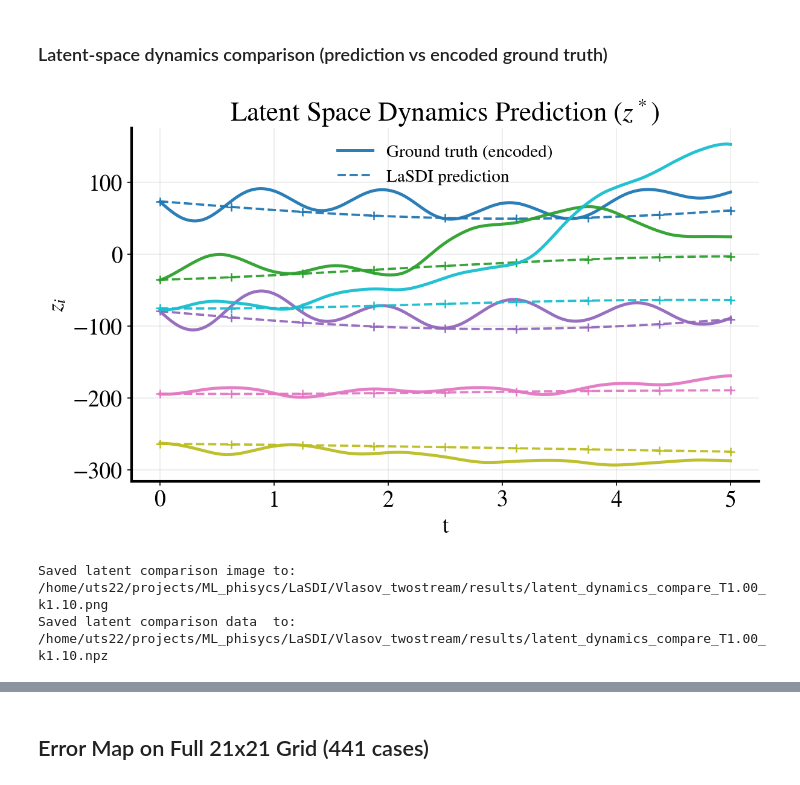
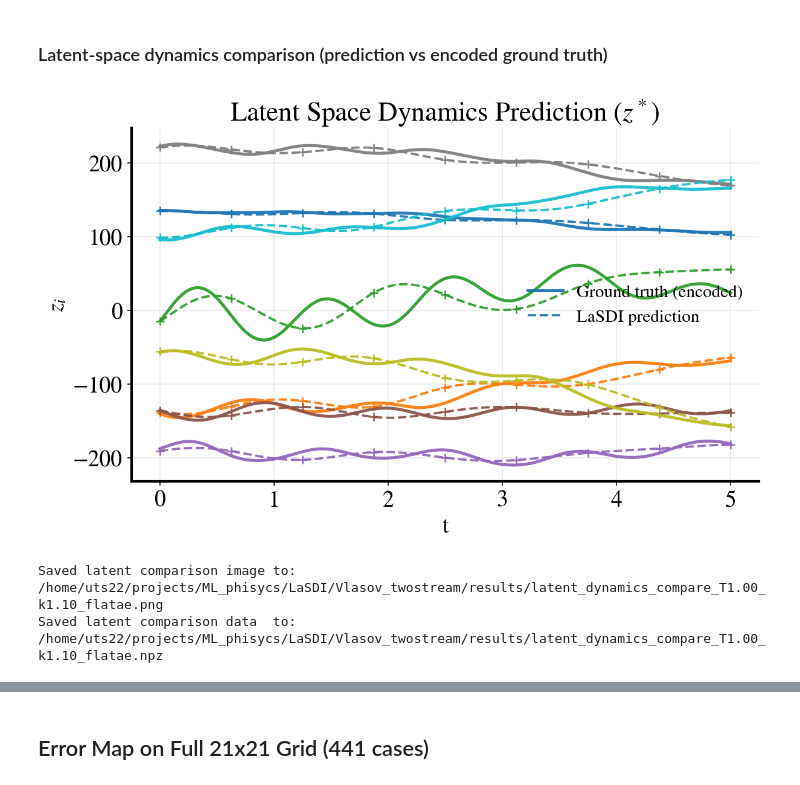
Before and after one commit to utstaku/LaSDI, a Jupyter notebook: Vlasov_twostream/LaSDI_vlasov_NM.ipynb, the cells around one changed output, grey strips where cells are left out. Saved outputs shown, nothing was run; the diff lists cells and outputs as text; code cells hidden in the pictures.

Commit message:
try convAE not performed well

```diff
--- a/Vlasov_twostream/LaSDI_vlasov_NM.ipynb
+++ b/Vlasov_twostream/LaSDI_vlasov_NM.ipynb
@@ -250,7 +392,7 @@ P shape: (25, 2)
 ### Train LaSDI dynamics model in latent space
 # %%
 normal = np.amax(np.abs(np.concatenate(latent_space_SS, axis=0)))
-LaSDI_model = LaSDI(encoder, decoder, NN=True, device=device)
+LaSDI_model = LaSDI(encoder_lasdi, decoder_lasdi, NN=True, device=device)
 LaSDI_model.train_dynamics(
     latent_space_SS,
     P,
@@ -259,4 +401,5 @@ LaSDI_model.train_dynamics(
     include_interaction=include_interaction,
     normal=normal,
     LS_vis=False,
+    threshold=sindy_threshold,
 )
@@ -279,16 +431,35 @@ def reconstruct_case(T, k, time_stride=1):
     t_eval = t_full[time_indices]
 
     f_true = f_true_full[time_indices]
-    pred_ic = f_true_full[0].reshape(-1).astype(np.float32)
+    pred_ic = make_lasdi_ic(f_true_full[0])
 
     param = np.array([float(T), float(k)], dtype=float)
-    pred_flat = LaSDI_model.generate_ROM(pred_ic, param, t_eval)
-    pred_flat = np.asarray(pred_flat, dtype=np.float32)
+    pred_out = LaSDI_model.generate_ROM(pred_ic, param, t_eval)
+    pred_out = np.asarray(pred_out, dtype=np.float32)
 
-    n_t = min(f_true.shape[0], pred_flat.shape[0])
+    if model_kind == 'flatae':
+        if pred_out.ndim == 1:
+            pred_out = pred_out[None, :]
+        if pred_out.ndim != 2:
+            raise ValueError(f'Unexpected FlatAE prediction shape: {pred_out.shape}')
+        f_pred = pred_out.reshape(pred_out.shape[0], Nx, Nv)
+    else:
+        if pred_out.ndim == 4 and pred_out.shape[1] == 1:
+            pred_out = pred_out[:, 0]
+        if pred_out.ndim != 3:
+            raise ValueError(f'Unexpected ConvAE prediction shape: {pred_out.shape}')
+        f_pred = pred_out
+
+    if not np.all(np.isfinite(f_pred)):
+        raise FloatingPointError(
+            f'Non-finite ROM prediction for T={float(T):.2f}, k={float(k):.2f}. '
+            'SINDy rollout likely diverged.'
+        )
+
+    n_t = min(f_true.shape[0], f_pred.shape[0])
     f_true = f_true[:n_t]
     t_eval = t_eval[:n_t]
-    f_pred = pred_flat[:n_t].reshape(n_t, Nx, Nv)
+    f_pred = f_pred[:n_t]
 
     true_flat = f_true.reshape(n_t, -1)
     pred_flat = f_pred.reshape(n_t, -1)
@@ -319,11 +491,9 @@ TypeError: SINDy.fit() got an unexpected keyword argument 'multiple_trajectories
 ### Latent-space dynamics comparison (prediction vs encoded ground truth)
 # %%
 n_t_eval = result_eval['t'].shape[0]
-true_flat_eval = result_eval['f_true'].reshape(n_t_eval, -1)
-pred_flat_eval = result_eval['f_pred'].reshape(n_t_eval, -1)
 
-z_true = autoencoder.encodedSnapshots(encoder, true_flat_eval, n_t_eval, device)[0]
-z_pred = autoencoder.encodedSnapshots(encoder, pred_flat_eval, n_t_eval, device)[0]
+z_true = encode_field_sequence(result_eval['f_true'], batch_size=256)
+z_pred = encode_field_sequence(result_eval['f_pred'], batch_size=256)
 
 n_dims_plot = min(8, z_true.shape[1])
 colors = plt.cm.tab10(np.linspace(0.0, 1.0, n_dims_plot))
@@ -356,38 +526,38 @@ for dim in range(n_dims_plot):
         marker='+',
         markersize=7,
         markeredgewidth=1.2,
         color=colors[dim],
         label='_nolegend_',
     )
 
 ax.set_title(r'Latent Space Dynamics Prediction ($z^*$)')
 ax.set_xlabel('t')
 ax.set_ylabel(r'$z_i$')
 ax.grid(alpha=0.25)
 ax.legend(loc='best')
 fig.tight_layout()
 
 out_dir = Path('results')
 out_dir.mkdir(parents=True, exist_ok=True)
-out_img = out_dir / f"latent_dynamics_compare_T{result_eval['T']:.2f}_k{result_eval['k']:.2f}.png"
-out_npz = out_dir / f"latent_dynamics_compare_T{result_eval['T']:.2f}_k{result_eval['k']:.2f}.npz"
+out_img = out_dir / f"latent_dynamics_compare_T{result_eval['T']:.2f}_k{result_eval['k']:.2f}_{model_tag}.png"
+out_npz = out_dir / f"latent_dynamics_compare_T{result_eval['T']:.2f}_k{result_eval['k']:.2f}_{model_tag}.npz"
 fig.savefig(out_img, dpi=300)
 np.savez(
     out_npz,
     t=result_eval['t'],
     z_true=z_true,
     z_pred=z_pred,
     T=np.array([result_eval['T']], dtype=float),
     k=np.array([result_eval['k']], dtype=float),
 )
 plt.show()
 
 print(f'Saved latent comparison image to: {out_img.resolve()}')
 print(f'Saved latent comparison data  to: {out_npz.resolve()}')
 # %% [output]
-[figure, old version]
+[figure, new version]
-Saved latent comparison image to: /home/uts22/projects/ML_phisycs/LaSDI/Vlasov_twostream/results/latent_dynamics_compare_T1.00_k1.10.png
-Saved latent comparison data  to: /home/uts22/projects/ML_phisycs/LaSDI/Vlasov_twostream/results/latent_dynamics_compare_T1.00_k1.10.npz
+Saved latent comparison image to: /home/uts22/projects/ML_phisycs/LaSDI/Vlasov_twostream/results/latent_dynamics_compare_T1.00_k1.10_flatae.png
+Saved latent comparison data  to: /home/uts22/projects/ML_phisycs/LaSDI/Vlasov_twostream/results/latent_dynamics_compare_T1.00_k1.10_flatae.npz
 # %%
 k_max = int(np.argmax(result_eval['rel_t']))
 
```
Also changed, not shown: parts of 15 cells of this notebook, 18 other files.
